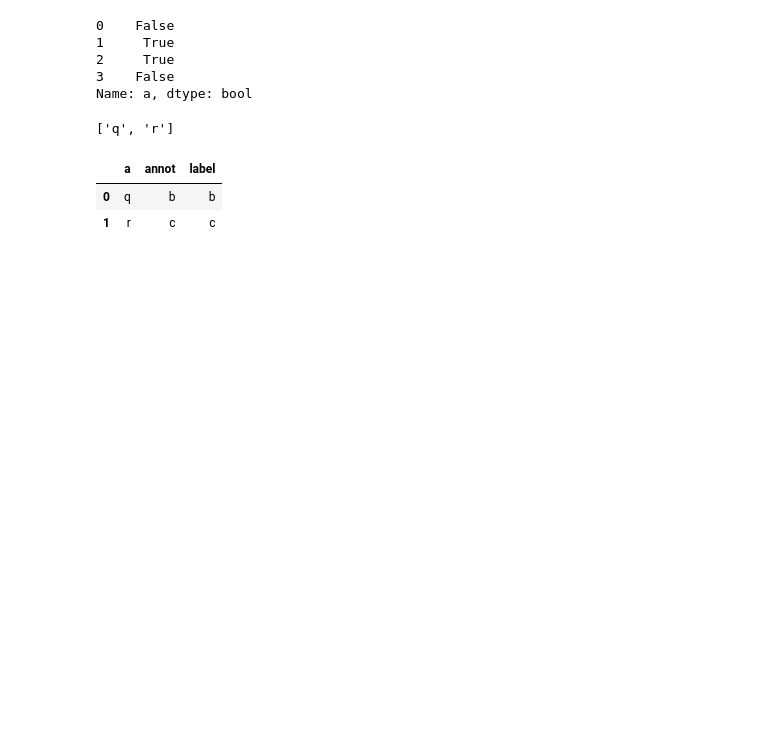
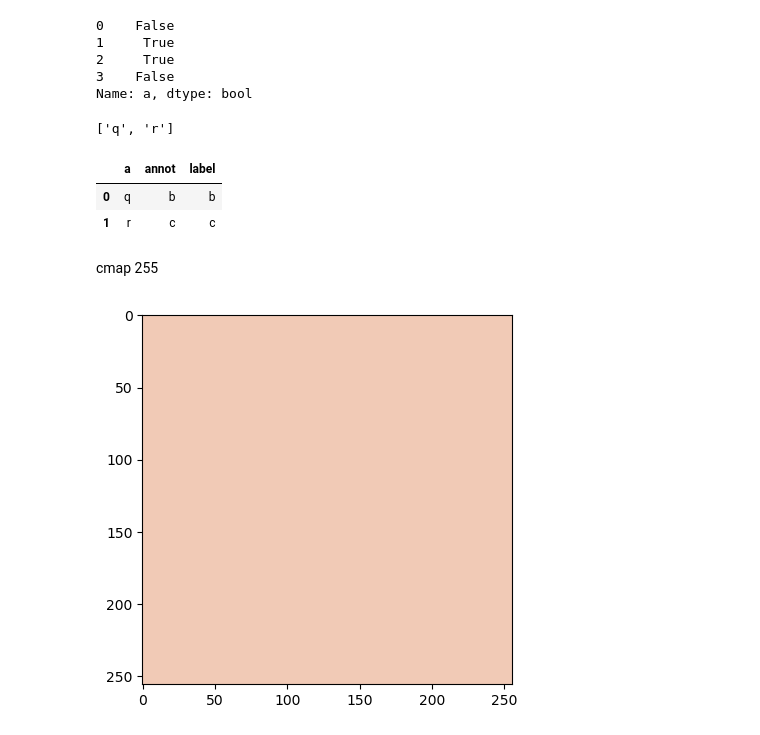
Before and after one commit to AshrithSagar/CLAM-Fungal, a Jupyter notebook: test_1.ipynb, the cells around one changed output. Cells and saved outputs as stored; diff of their text form; code cells hidden in the pictures; blank space fills up the shorter version.

Commit message:
heatmaps test

```diff
--- a/test_1.ipynb
+++ b/test_1.ipynb
@@ -236,3 +236,5 @@ a[mask].reset_index(drop=True)
 |  | a | annot | label |
 | 0 | q | b | b |
 | 1 | r | c | c |
+# %% [markdown]
+cmap 255
@@ -238,0 +244,11 @@ a[mask].reset_index(drop=True)
+# %%
+cmap = 'coolwarm'
+cmap = plt.get_cmap(cmap)
+# %%
+score = 0.6
+raw_block = np.ones([256, 256])
+img_heatmap = cmap(raw_block*score)[:,:,:3]
+plt.imshow(img_heatmap)
+plt.savefig("1.png")
+# %% [output]
+[figure, added]
```
Also changed, not shown: parts of 1 cell of this notebook, 2 other files.
